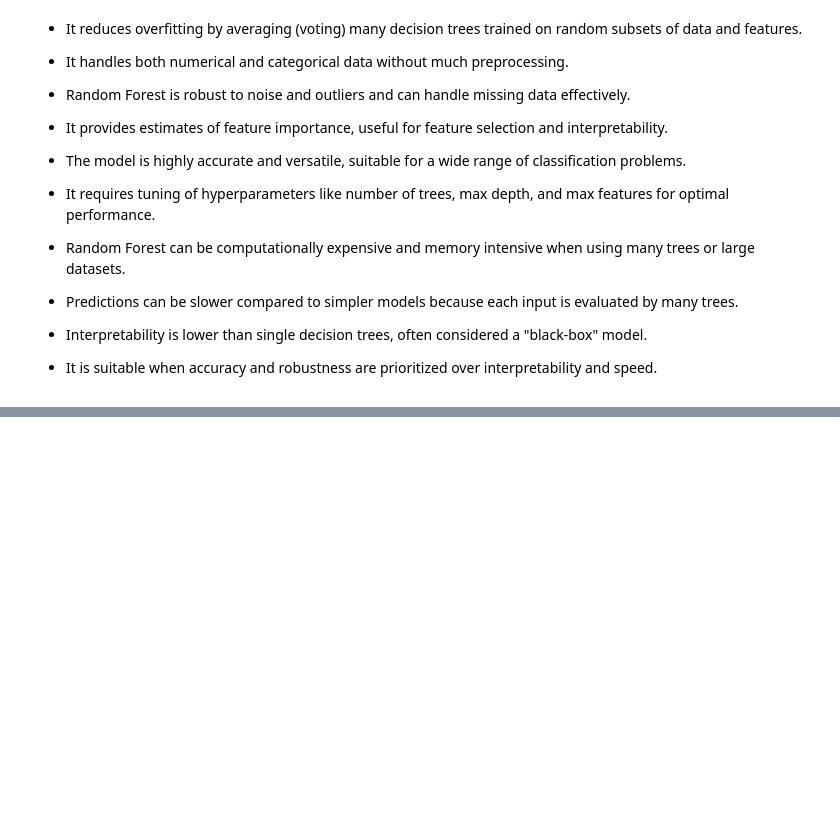
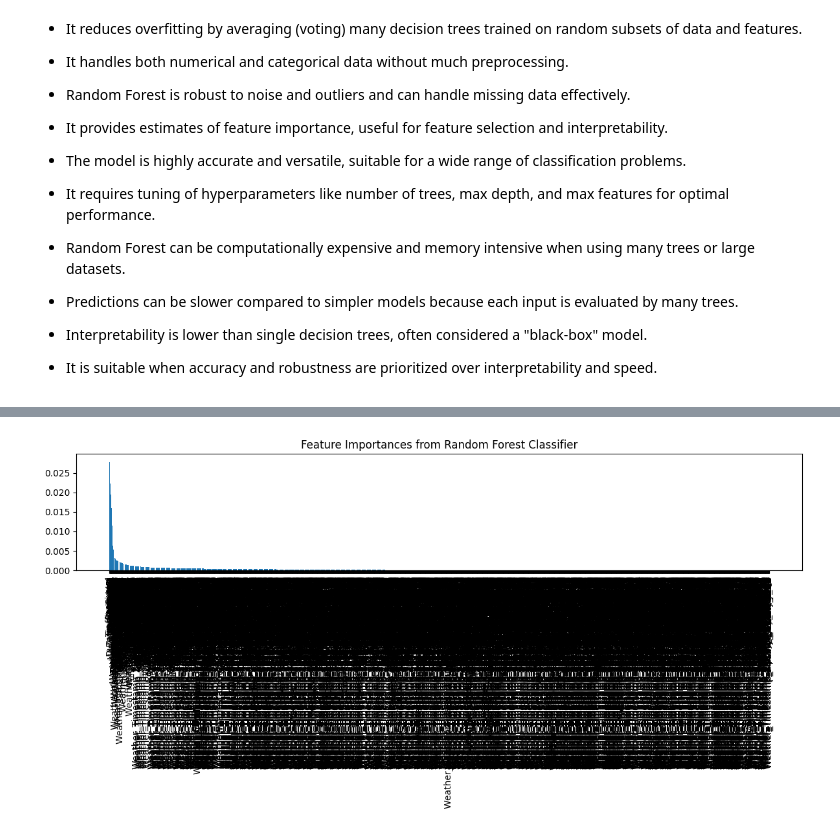
Before and after one commit to roadsafetyAnalytics-intern-project/us_accidents_data_analysis, a Jupyter notebook: milestone_3/week_5/Day_21/random_forest.ipynb, the cells around one changed output, grey strips where cells are left out. Saved outputs shown, nothing was run; the diff lists cells and outputs as text; code cells hidden in the pictures; blank space fills up the shorter version.

```diff
--- a/milestone_3/week_5/Day_21/random_forest.ipynb
+++ b/milestone_3/week_5/Day_21/random_forest.ipynb
@@ -85,5 +90,5 @@ X_train, X_test, y_train, y_test = train_test_split(
 )
 # %%
 # Fit the model
-clf.fit(X_train, y_train)
+clf.fit(X_train[:1000], y_train[:1000])
 # %% [output]
@@ -97,18 +139,20 @@ print("\nConfusion Matrix:\n", confusion_matrix(y_test, y_pred))
 # %%
 # Feature Importance extraction after preprocessing
 
 ## Extract feature names after OneHotEncoding
-cat_features = clf.named_steps['preprocessor'].named_transformers_['cat'].\
+cat_features = clf.named_steps['preprocessor'].named_transformers_['cat']\
   .named_steps['onehot'].get_feature_names_out(categorical_cols)
 
 all_features = np.concatenate([numerical_cols, cat_features])
 
 importances = clf.named_steps['classifier'].feature_importances_
 indices = np.argsort(importances)[::-1]
 
 plt.figure(figsize=(12,6))
 plt.title("Feature Importances from Random Forest Classifier")
 plt.bar(range(len(importances)), importances[indices], align='center')
 plt.xticks(range(len(importances)), all_features[indices], rotation=90)
 plt.tight_layout()
 plt.show()
+# %% [output]
+[figure, added]
```
Also changed, not shown: parts of 4 cells of this notebook, 1 other file.
